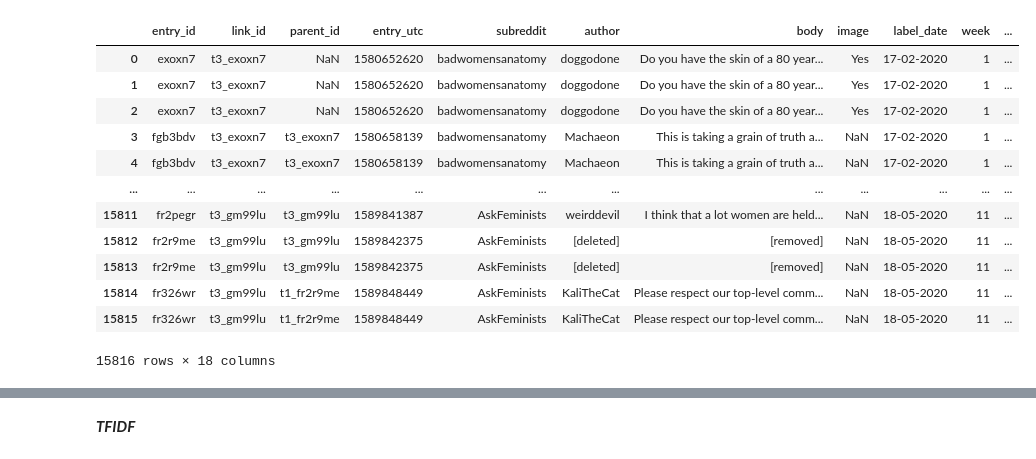
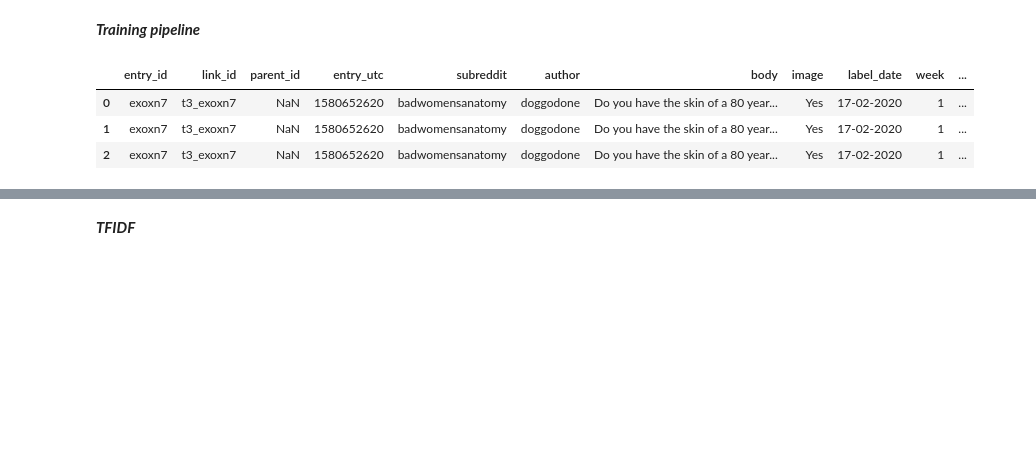
Before and after one commit to epfl-ada/ada-2021-project-adacadabras, a Jupyter notebook: train_spacy2.ipynb, the cells around one changed output, grey strips where cells are left out. Saved outputs shown, nothing was run; the diff lists cells and outputs as text; code cells hidden in the pictures; blank space fills up the shorter version.

```diff
--- a/train_spacy2.ipynb
+++ b/train_spacy2.ipynb
@@ -10,24 +12,17 @@ from sklearn.metrics import accuracy_score, classification_report, confusion_mat
+# %% [markdown]
+***Training pipeline***
 # %%
 PATH_DATA = './data/data_nlp/'
 AD1_FILE = PATH_DATA + 'original_labels.csv'
 CHUNK_SIZE = 1000
 
 df = pd.read_csv(AD1_FILE)
-df
+df.head(3)
 # %% [output]
 |  | entry_id | link_id | parent_id | entry_utc | subreddit | author | body | image | label_date | week | ... |
 | 0 | exoxn7 | t3_exoxn7 | NaN | 1580652620 | badwomensanatomy | doggodone | Do you have the skin of a 80 year... | Yes | 17-02-2020 | 1 | ... |
 | 1 | exoxn7 | t3_exoxn7 | NaN | 1580652620 | badwomensanatomy | doggodone | Do you have the skin of a 80 year... | Yes | 17-02-2020 | 1 | ... |
 | 2 | exoxn7 | t3_exoxn7 | NaN | 1580652620 | badwomensanatomy | doggodone | Do you have the skin of a 80 year... | Yes | 17-02-2020 | 1 | ... |
-| 3 | fgb3bdv | t3_exoxn7 | t3_exoxn7 | 1580658139 | badwomensanatomy | Machaeon | This is taking a grain of truth a... | NaN | 17-02-2020 | 1 | ... |
-| 4 | fgb3bdv | t3_exoxn7 | t3_exoxn7 | 1580658139 | badwomensanatomy | Machaeon | This is taking a grain of truth a... | NaN | 17-02-2020 | 1 | ... |
-| ... | ... | ... | ... | ... | ... | ... | ... | ... | ... | ... | ... |
-| 15811 | fr2pegr | t3_gm99lu | t3_gm99lu | 1589841387 | AskFeminists | weirddevil | I think that a lot women are held... | NaN | 18-05-2020 | 11 | ... |
-| 15812 | fr2r9me | t3_gm99lu | t3_gm99lu | 1589842375 | AskFeminists | [deleted] | [removed] | NaN | 18-05-2020 | 11 | ... |
-| 15813 | fr2r9me | t3_gm99lu | t3_gm99lu | 1589842375 | AskFeminists | [deleted] | [removed] | NaN | 18-05-2020 | 11 | ... |
-| 15814 | fr326wr | t3_gm99lu | t1_fr2r9me | 1589848449 | AskFeminists | KaliTheCat | Please respect our top-level comm... | NaN | 18-05-2020 | 11 | ... |
-| 15815 | fr326wr | t3_gm99lu | t1_fr2r9me | 1589848449 | AskFeminists | KaliTheCat | Please respect our top-level comm... | NaN | 18-05-2020 | 11 | ... |
-15816 rows × 18 columns
 # %%
 df.drop(columns=['entry_id', 'link_id', 'parent_id', 'entry_utc', 'subreddit', 'author',
        'label_date', 'week', 'group', 'sheet_order',
```
Also changed, not shown: parts of 34 cells of this notebook, 8 other files.
